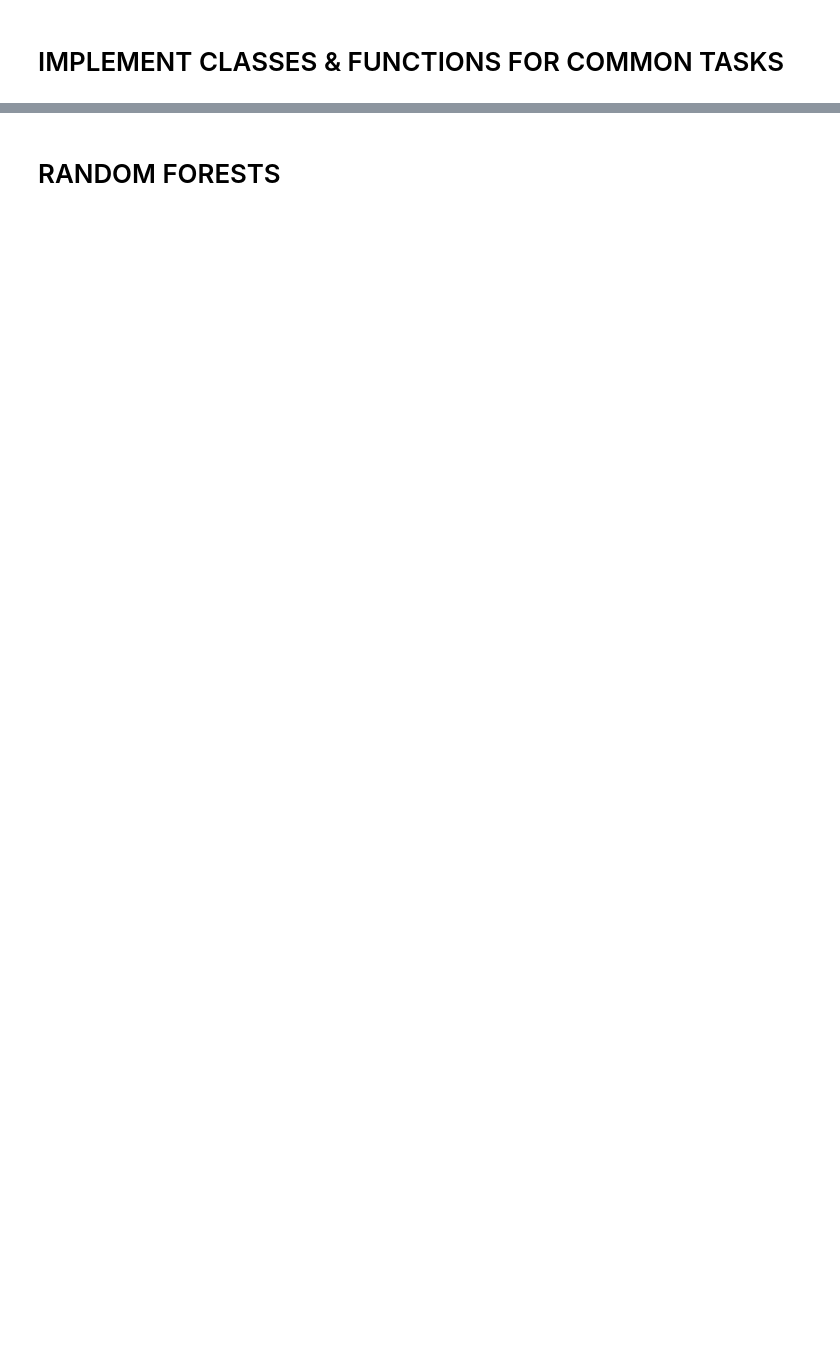
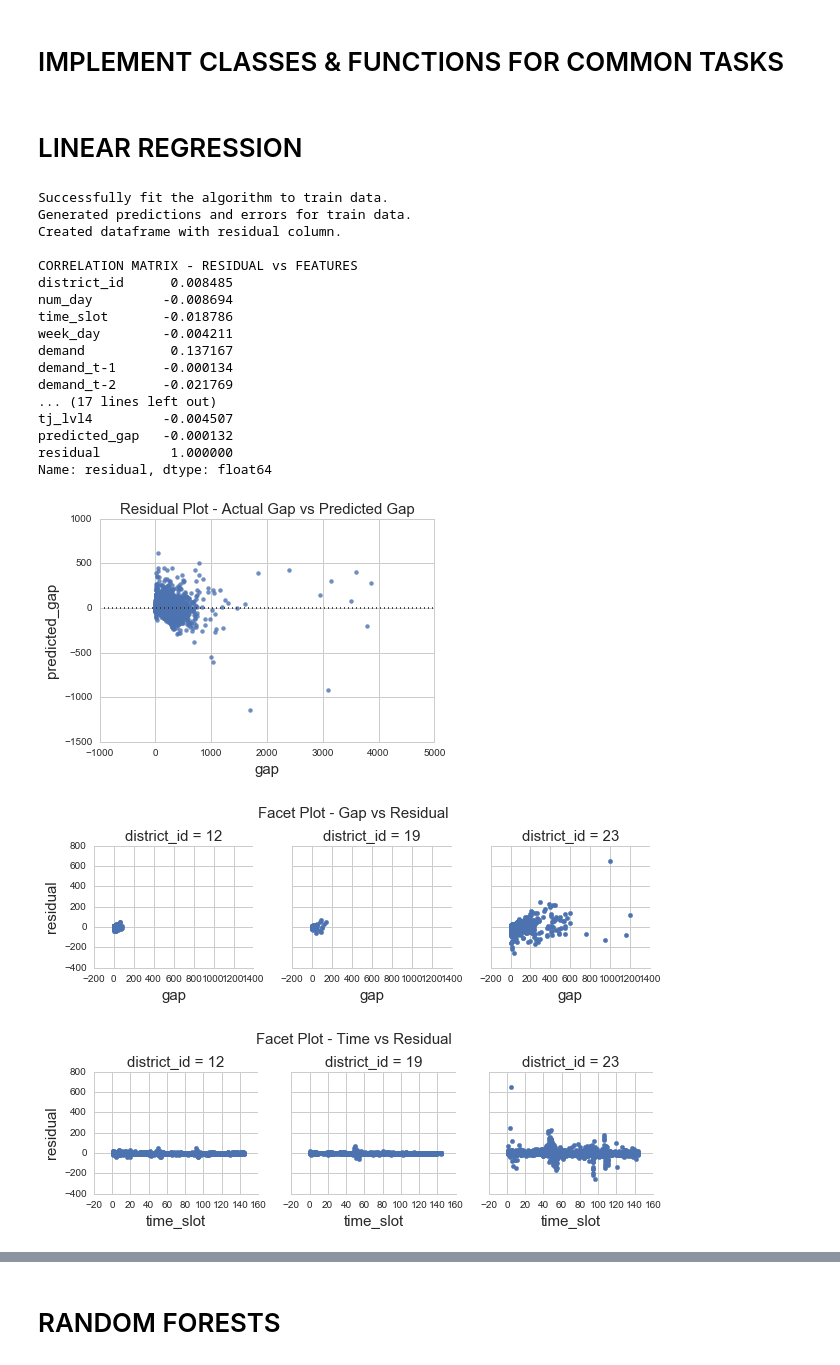
Before and after one commit to rvishakh/udacity, a Jupyter notebook: MLND/capstone/didi/residual_analysis.ipynb, the cells around one changed output, grey strips where cells are left out. Saved outputs shown, nothing was run; the diff lists cells and outputs as text; code cells hidden in the pictures; blank space fills up the shorter version.

Commit message:
plots, feature importances, linear regression results

```diff
--- a/MLND/capstone/didi/residual_analysis.ipynb
+++ b/MLND/capstone/didi/residual_analysis.ipynb
@@ -184,0 +269,32 @@ class ResidualPlot(object):
+# %% [markdown]
+# LINEAR REGRESSION
+# %%
+linear_predictors = [0,3,2,4]
+alg = LinearRegression(copy_X=True, fit_intercept=False, n_jobs=1, normalize=True)
+
+linear_regr_residual = ResidualPlot(alg, gX_train[:, linear_predictors], gy_train)
+linear_regr_residual.generate_corrmatrix()
+linear_regr_residual.generate_resplot()
+linear_regr_residual.generate_facetplots()
+linear_regr_residual.feature_importances()
+# %% [output]
+Successfully fit the algorithm to train data.
+Generated predictions and errors for train data.
+Created dataframe with residual column.
+
+CORRELATION MATRIX - RESIDUAL vs FEATURES
+district_id      0.008485
+num_day         -0.008694
+time_slot       -0.018786
+week_day        -0.004211
+demand           0.137167
+demand_t-1      -0.000134
+demand_t-2      -0.021769
+... (17 lines left out)
+tj_lvl4         -0.004507
+predicted_gap   -0.000132
+residual         1.000000
+Name: residual, dtype: float64
+[figure, added]
+[figure, added]
+[figure, added]
```
Also changed, not shown: parts of 23 cells of this notebook.
